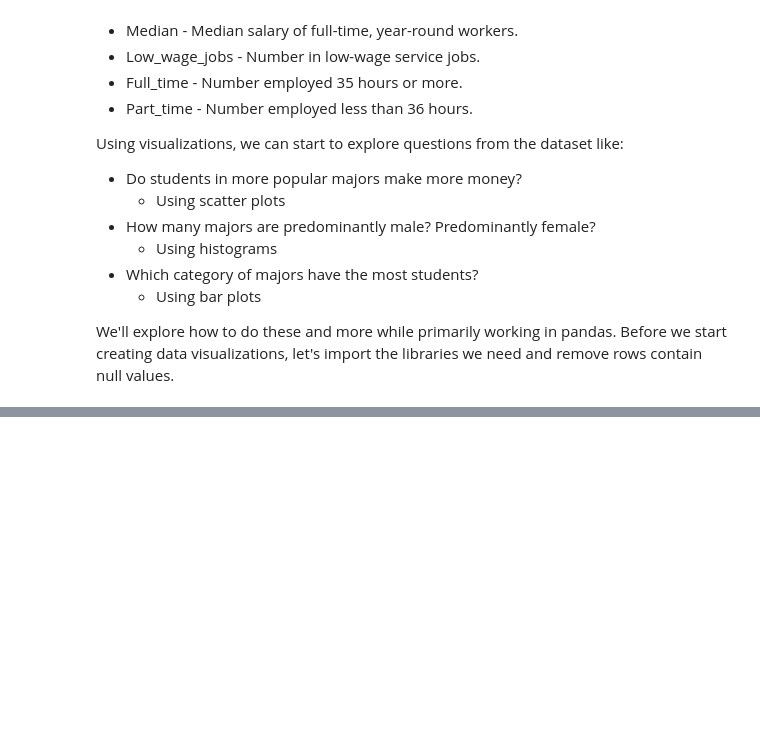
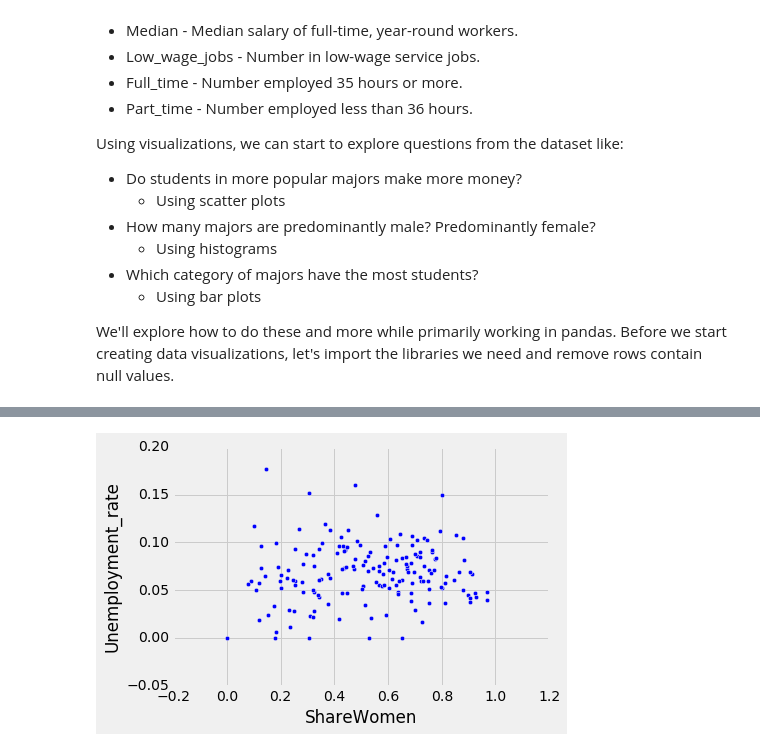
Before and after one commit to lemoinef/Exploratory-Data-Visualization, a Jupyter notebook: visualizing_earnings_by_majors.ipynb, the cells around one changed output, grey strips where cells are left out. Saved outputs shown, nothing was run; the diff lists cells and outputs as text; code cells hidden in the pictures; blank space fills up the shorter version.

```diff
--- a/visualizing_earnings_by_majors.ipynb
+++ b/visualizing_earnings_by_majors.ipynb
@@ -42,0 +85,5 @@ recent_grads = recent_grads.dropna()
+# %%
+recent_grads.plot(x='ShareWomen', y='Unemployment_rate', kind='scatter')
+plt.show()
+# %% [output]
+[figure, added]
```
Also changed, not shown: parts of 16 cells of this notebook.
